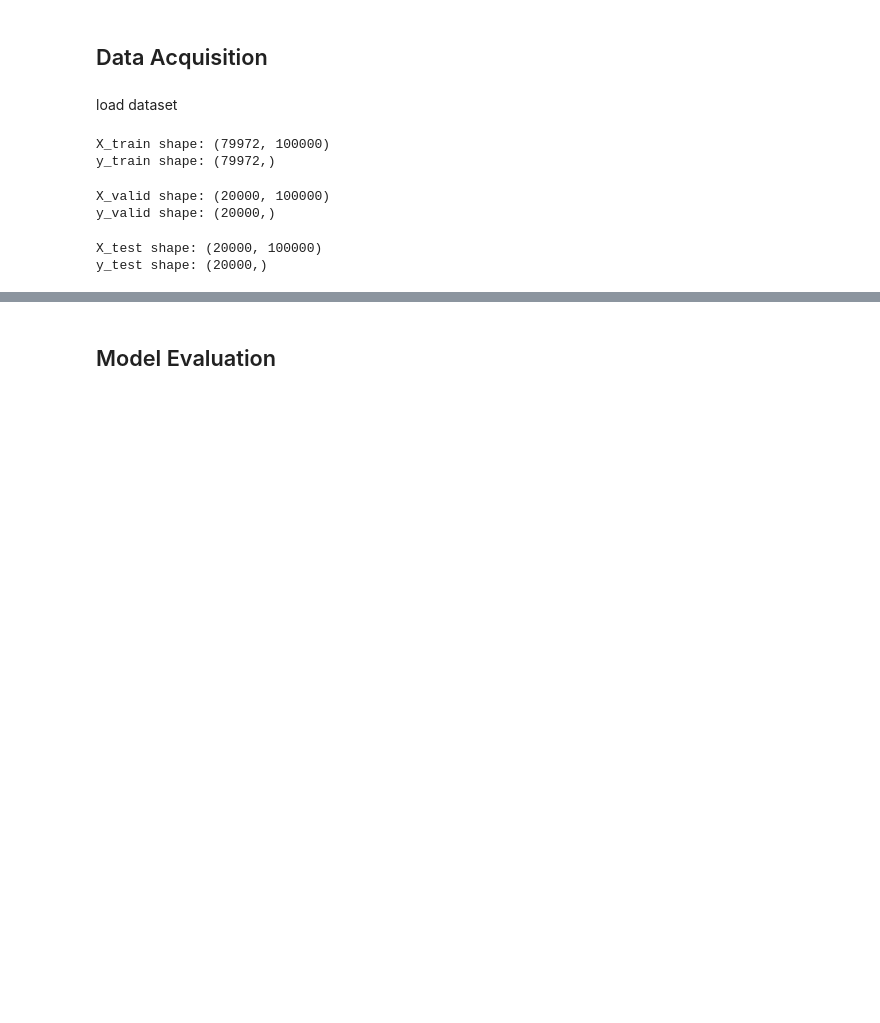
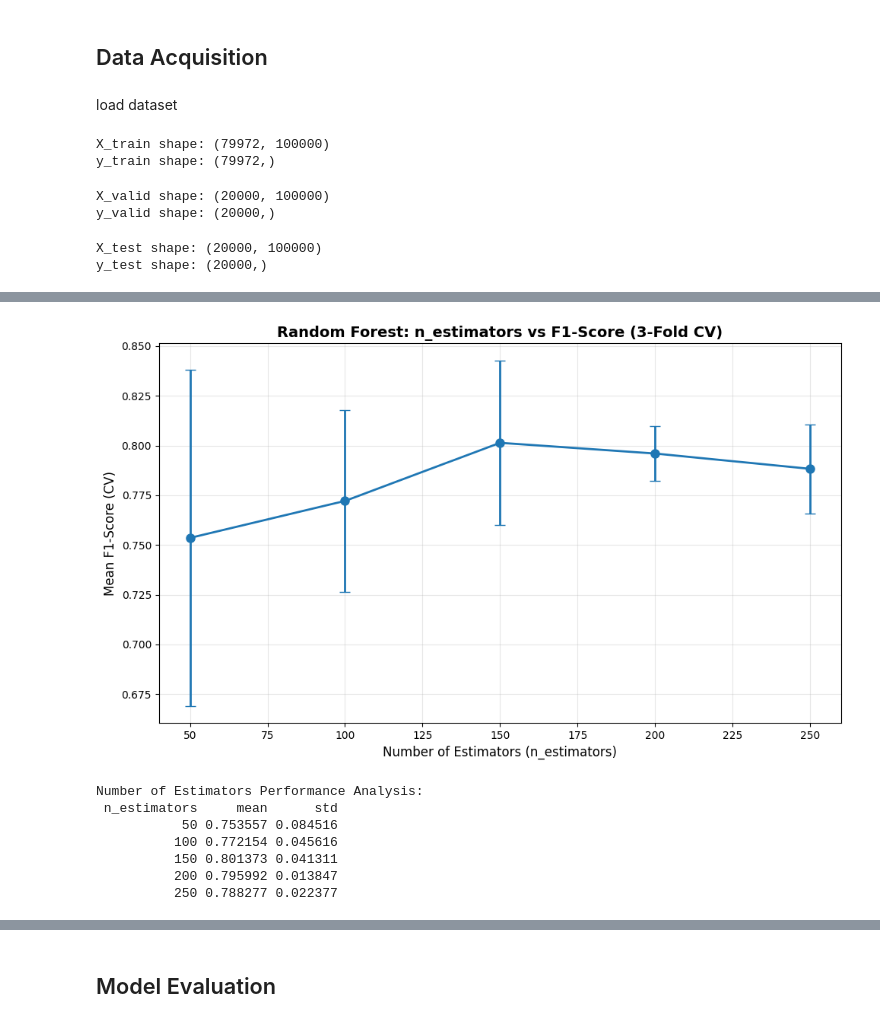
Before and after one commit to elsayedelmandoh/sentiment-sleuth, a Jupyter notebook: notebooks/10_random_forest.ipynb, the cells around one changed output, grey strips where cells are left out. Saved outputs shown, nothing was run; the diff lists cells and outputs as text; code cells hidden in the pictures; blank space fills up the shorter version.

```diff
--- a/notebooks/10_random_forest.ipynb
+++ b/notebooks/10_random_forest.ipynb
@@ -68,17 +65,0 @@ y_test shape: (20000,)
-# %%
-# Train Random Forest Classifier
-print("Training Random Forest Classifier...")
-start_time = time.time()
-rf_classifier = RandomForestClassifier(
-    n_estimators=200,
-    max_depth=20,
-    min_samples_split=10,
-    min_samples_leaf=5,
-    max_features='sqrt',
-    random_state=42,
-    n_jobs=-1,
-    warm_start=False
-)
-rf_classifier.fit(X_train_tfidf, y_train)
-training_time = time.time() - start_time
-print(f"Training completed in {training_time:.4f} seconds")
@@ -87,0 +156,31 @@ Training completed in 9.3802 seconds
+# %%
+# Analyze the effect of n_estimators on F1-score
+cv_df = pd.DataFrame(random_search.cv_results_)
+cv_df['n_estimators'] = cv_df['params'].apply(lambda x: x['n_estimators'])
+
+# Average performance by n_estimators
+estimators_performance = cv_df.groupby('n_estimators')['mean_test_score'].agg(['mean', 'std']).reset_index()
+
+# Plot n_estimators sensitivity
+plt.figure(figsize=(10, 6))
+plt.errorbar(estimators_performance['n_estimators'], estimators_performance['mean'],
+             yerr=estimators_performance['std'], marker='o', capsize=5, linewidth=2, markersize=8)
+plt.xlabel('Number of Estimators (n_estimators)', fontsize=12)
+plt.ylabel('Mean F1-Score (CV)', fontsize=12)
+plt.title('Random Forest: n_estimators vs F1-Score (3-Fold CV)', fontsize=14, fontweight='bold')
+plt.grid(True, alpha=0.3)
+plt.tight_layout()
+plt.savefig('rf_nestimators_sensitivity.png', dpi=300, bbox_inches='tight')
+plt.show()
+
+print("\nNumber of Estimators Performance Analysis:")
+print(estimators_performance.to_string(index=False))
+# %% [output]
+[figure, added]
+Number of Estimators Performance Analysis:
+ n_estimators     mean      std
+           50 0.753557 0.084516
+          100 0.772154 0.045616
+          150 0.801373 0.041311
+          200 0.795992 0.013847
+          250 0.788277 0.022377
```
Also changed, not shown: parts of 16 cells of this notebook, 6 other files.
